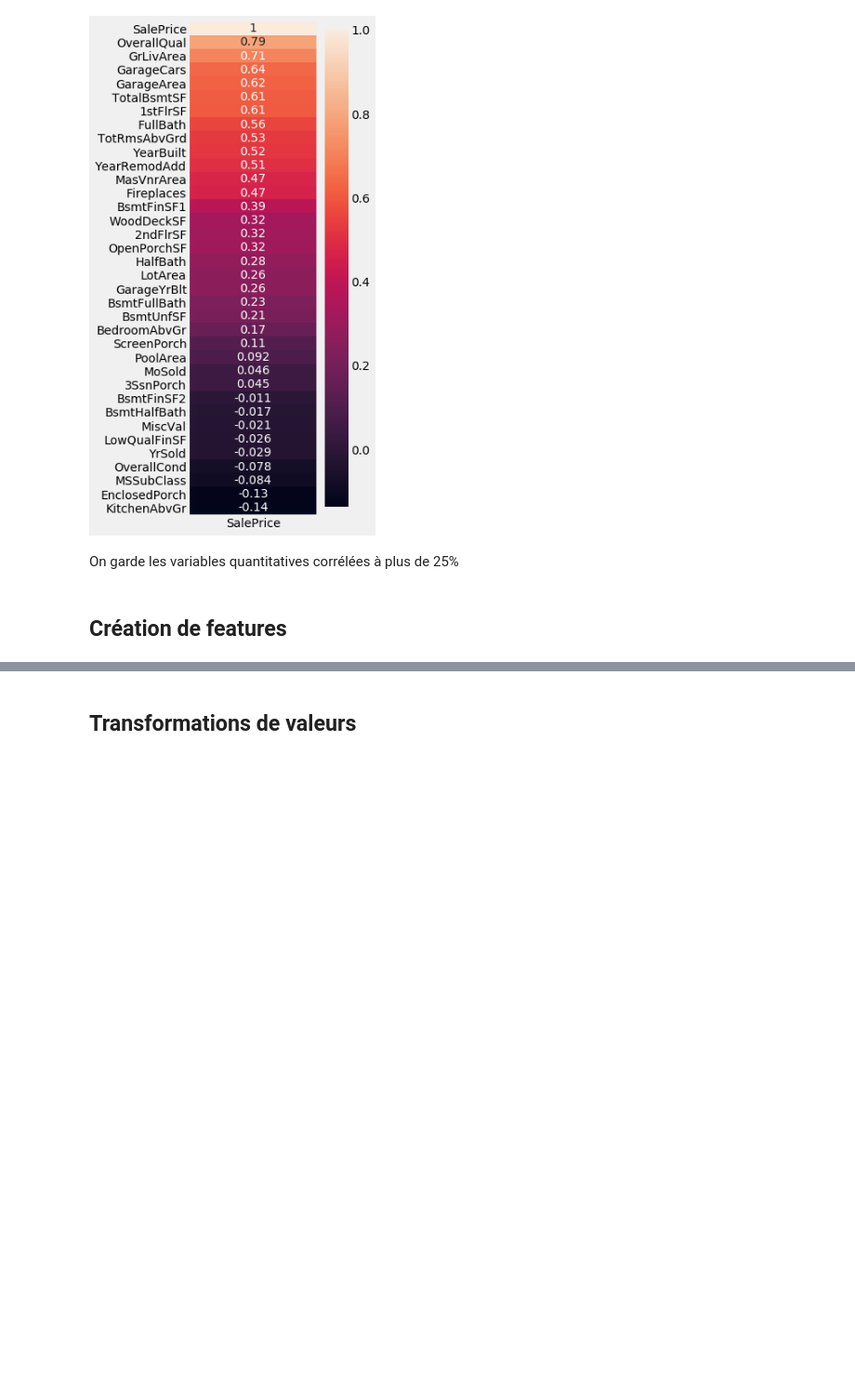
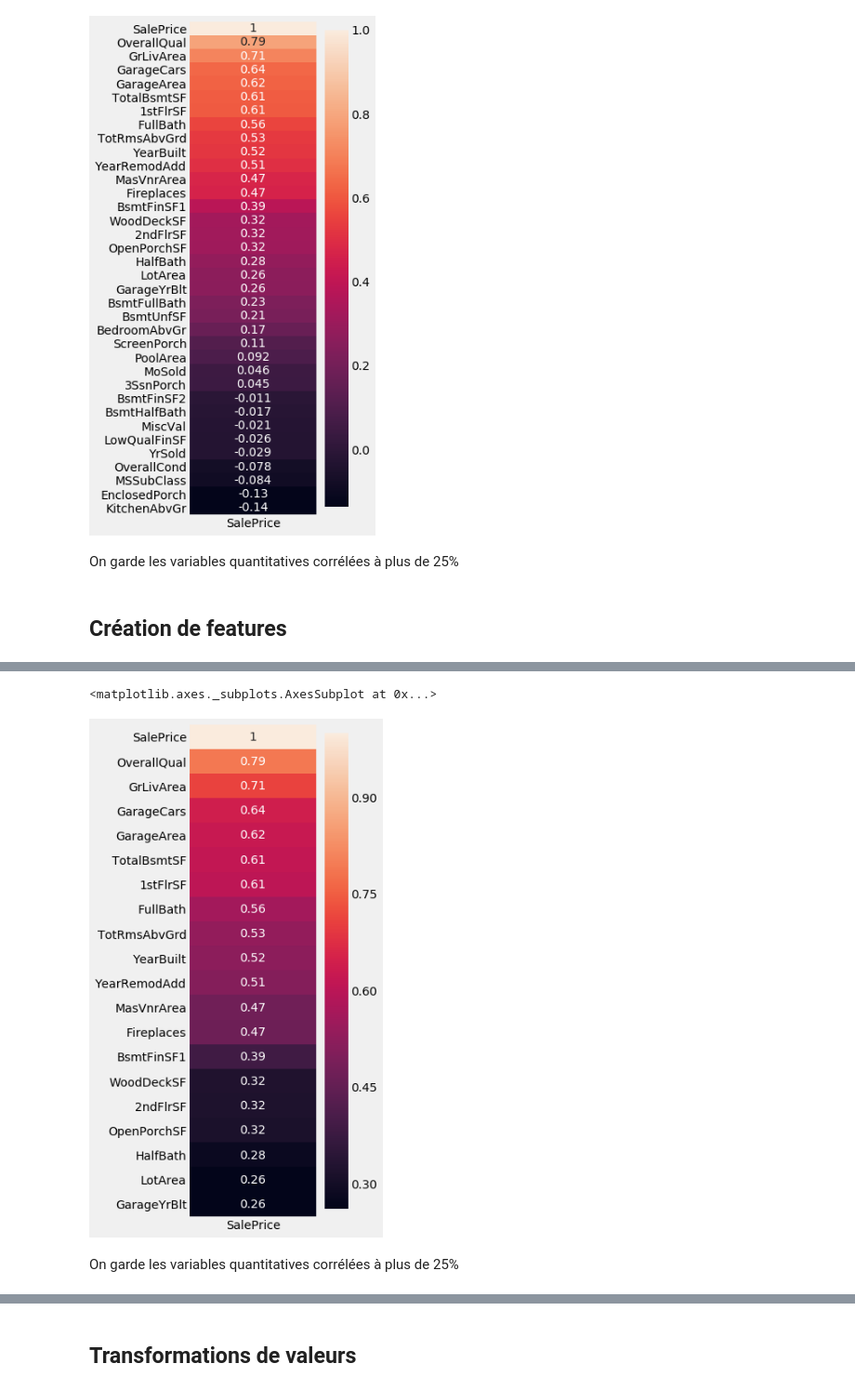
Before and after one commit to June-So/House-Price-Project, a Jupyter notebook: linear_regression.ipynb, the cells around one changed output, grey strips where cells are left out. Shown at 93% size. Drawn from its saved outputs; the diff is of its cells as text; code cells hidden in the pictures; blank space fills up the shorter version.

```diff
--- a/linear_regression.ipynb
+++ b/linear_regression.ipynb
@@ -124,0 +162,9 @@ train_clean = train_clean[cols_features]
+# %%
+corr_price = train_clean.corr()[['SalePrice']].sort_values('SalePrice',ascending=False)
+plt.figure(figsize=(3,10))
+sns.heatmap(corr_price,annot=True)
+# %% [output]
+<matplotlib.axes._subplots.AxesSubplot at 0x...>
+[figure, added]
+# %% [markdown]
+On garde les variables quantitatives corrélées à plus de 25%
```
Also changed, not shown: parts of 17 cells of this notebook.
